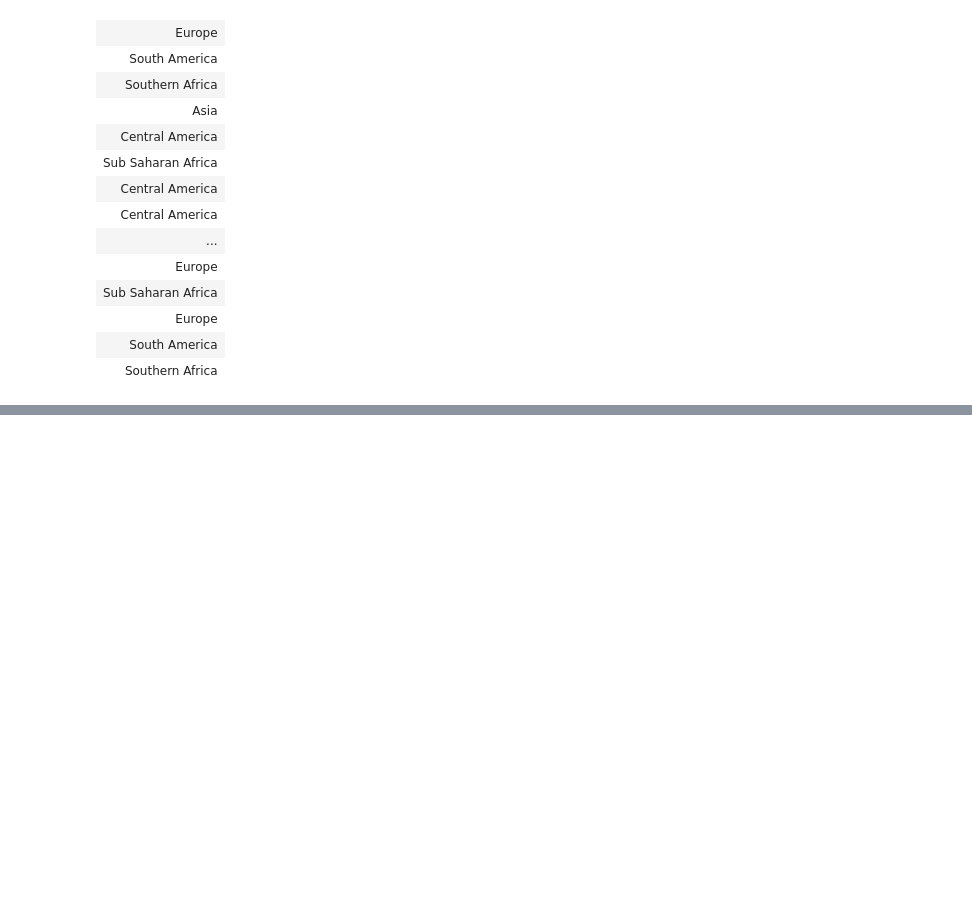
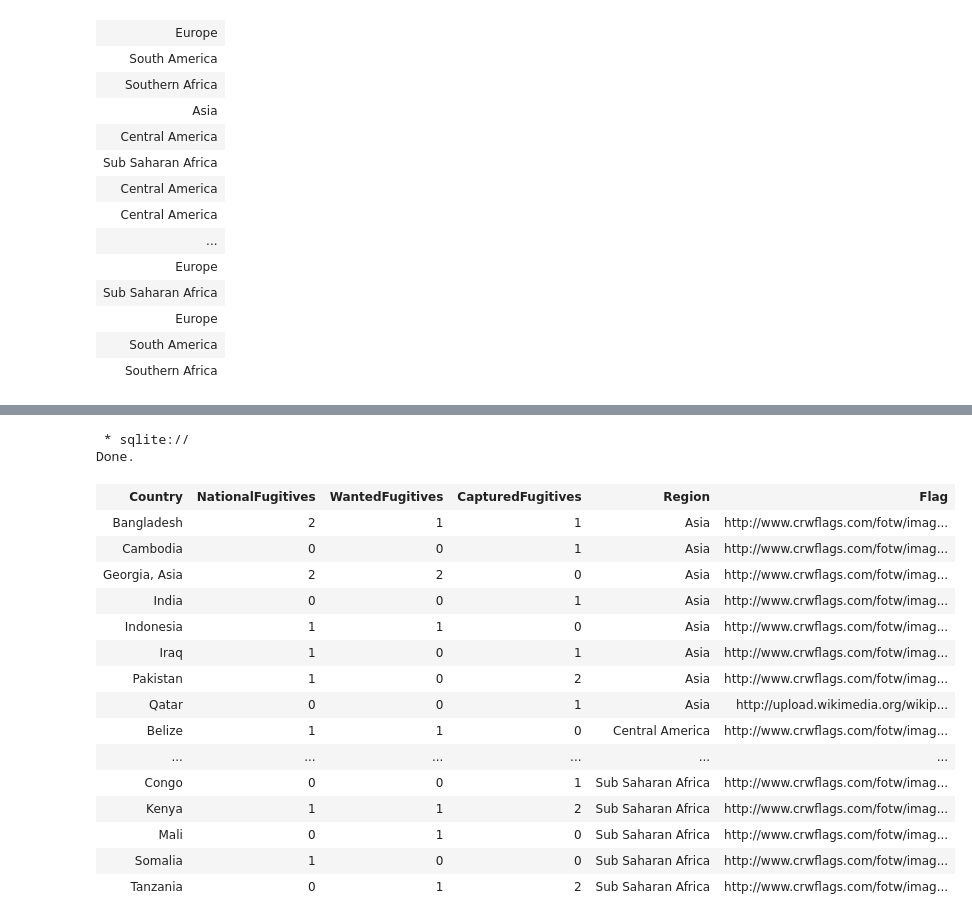
Before and after one commit to ibrahimabdike/sqlwork, a Jupyter notebook: selecting_and_retreiving_data_sql.ipynb, the cells around one changed output, grey strips where cells are left out. Drawn from its saved outputs; the diff is of its cells as text; code cells hidden in the pictures; blank space fills up the shorter version.

```diff
--- a/selecting_and_retreiving_data_sql.ipynb
+++ b/selecting_and_retreiving_data_sql.ipynb
@@ -137,0 +299,26 @@ select Country from interpol WHERE Region='Northern Africa' AND PossibleHostedFu
+# %%
+# Example 2
+# We can do the same as in example 1 but now having the records in descending order
+# as shown below
+#
+%%sql
+select * from Interpol ORDER BY Region ASC;
+# %% [output]
+ * sqlite://
+Done.
+| Country | NationalFugitives | WantedFugitives | CapturedFugitives | Region | Flag |
+| Bangladesh | 2 | 1 | 1 | Asia | http://www.crwflags.com/fotw/imag... |
+| Cambodia | 0 | 0 | 1 | Asia | http://www.crwflags.com/fotw/imag... |
+| Georgia, Asia | 2 | 2 | 0 | Asia | http://www.crwflags.com/fotw/imag... |
+| India | 0 | 0 | 1 | Asia | http://www.crwflags.com/fotw/imag... |
+| Indonesia | 1 | 1 | 0 | Asia | http://www.crwflags.com/fotw/imag... |
+| Iraq | 1 | 0 | 1 | Asia | http://www.crwflags.com/fotw/imag... |
+| Pakistan | 1 | 0 | 2 | Asia | http://www.crwflags.com/fotw/imag... |
+| Qatar | 0 | 0 | 1 | Asia | http://upload.wikimedia.org/wikip... |
+| Belize | 1 | 1 | 0 | Central America | http://www.crwflags.com/fotw/imag... |
+| ... | ... | ... | ... | ... | ... |
+| Congo | 0 | 0 | 1 | Sub Saharan Africa | http://www.crwflags.com/fotw/imag... |
+| Kenya | 1 | 1 | 2 | Sub Saharan Africa | http://www.crwflags.com/fotw/imag... |
+| Mali | 0 | 1 | 0 | Sub Saharan Africa | http://www.crwflags.com/fotw/imag... |
+| Somalia | 1 | 0 | 0 | Sub Saharan Africa | http://www.crwflags.com/fotw/imag... |
+| Tanzania | 0 | 1 | 2 | Sub Saharan Africa | http://www.crwflags.com/fotw/imag... |
```
Also changed, not shown: parts of 19 cells of this notebook.
